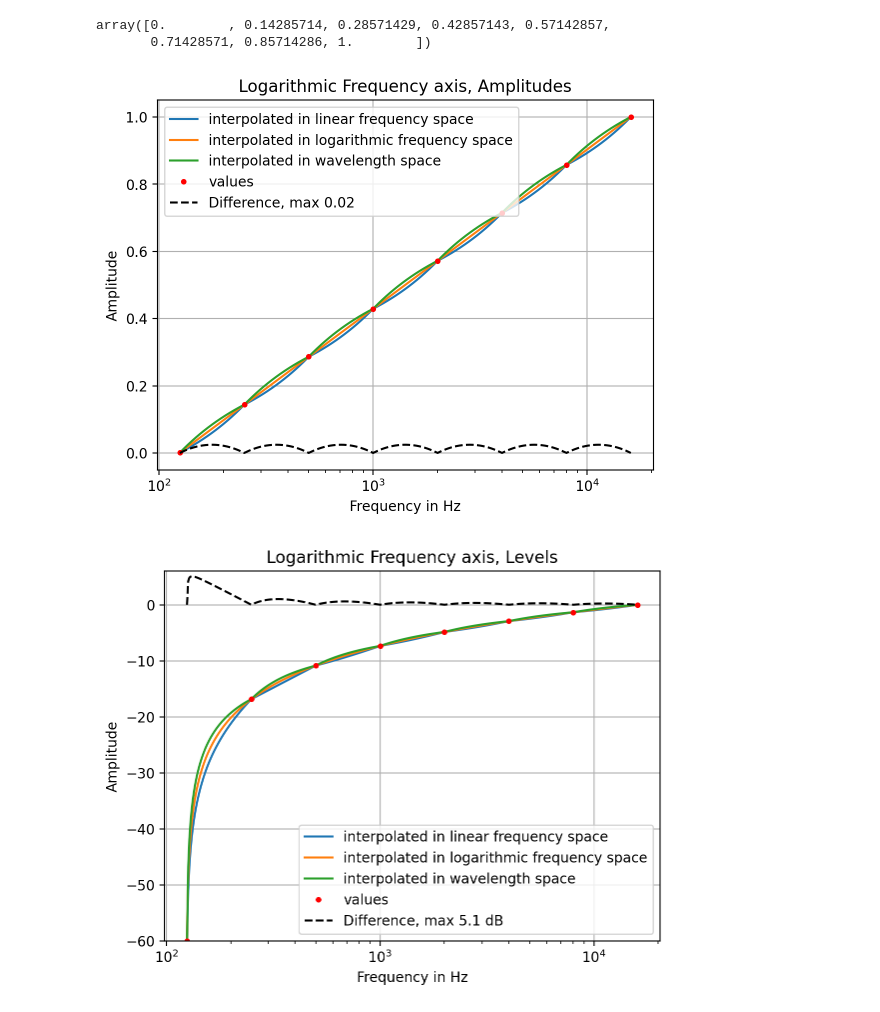
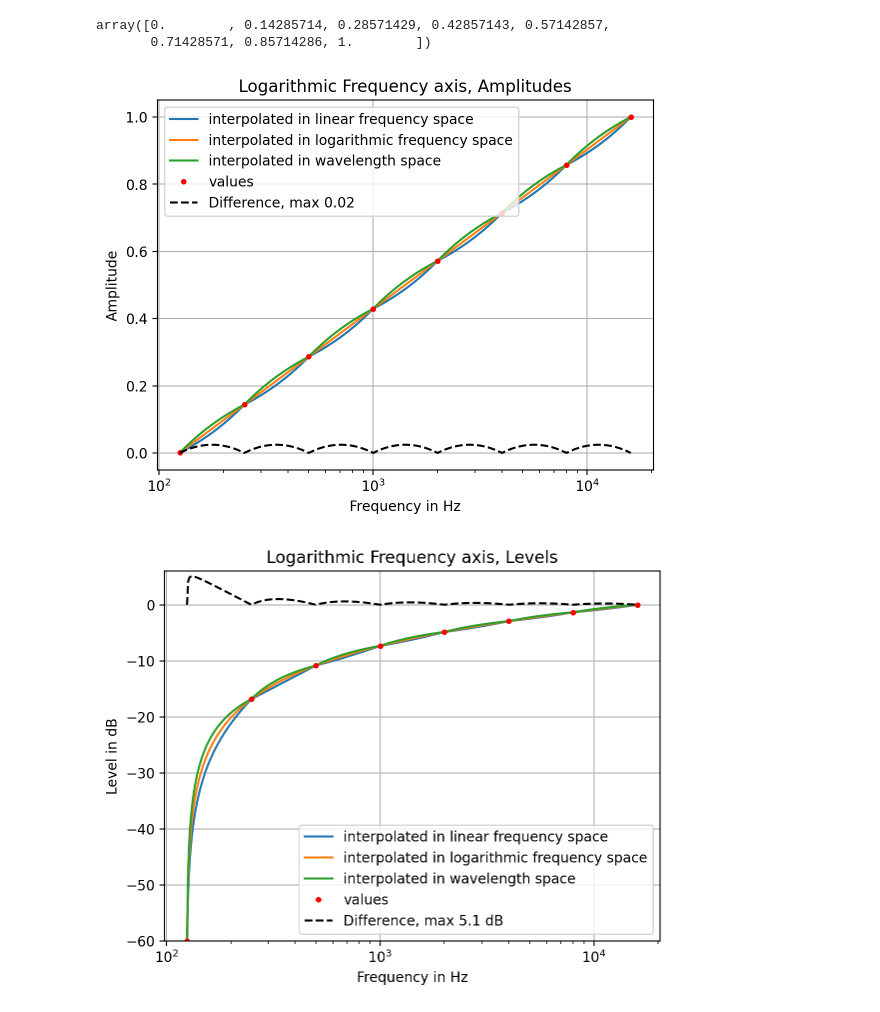
Before and after one commit to tjueterb/mitsuba-notebooks, a Jupyter notebook: acoustic_spectral/linear and logarithmic spectra.ipynb, the cells around one changed output. Cells and saved outputs as stored; diff of their text form; code cells hidden in the pictures.

```diff
--- a/acoustic_spectral/linear and logarithmic spectra.ipynb
+++ b/acoustic_spectral/linear and logarithmic spectra.ipynb
@@ -166,7 +166,7 @@ plt.semilogx(f, dB(values), 'r.', label='values')
 plt.semilogx(f_fine, np.abs(dB(values_f_interpolated) - dB(values_w_interpolated)), 'k--', label=f'Difference, max {np.max(np.abs(dB(values_f_interpolated) - dB(values_w_interpolated))):.1f} dB')
 plt.ylim(lower_y_limit, upper_y_limit)
 plt.xlabel(r'Frequency in Hz')
-plt.ylabel(r'Amplitude')
+plt.ylabel(r'Level in dB')
 plt.title(title)
 plt.grid()
 plt.legend()
@@ -193,39 +193,67 @@ plt.plot(f, dB(values), 'r.', label='values')
 plt.plot(f_fine, np.abs(dB(values_f_interpolated) - dB(values_w_interpolated)), 'k--', label=f'Difference, max {np.max(np.abs(dB(values_f_interpolated) - dB(values_w_interpolated))):.1f} dB')
 plt.ylim(lower_y_limit, upper_y_limit)
 plt.xlabel(r'Frequency in Hz')
-plt.ylabel(r'Amplitude')
+plt.ylabel(r'Level in dB')
 plt.title(title)
 plt.grid()
 plt.legend()
 
 title = 'Linear Wavelength axis, Amplitudes'
 plt.figure()
 plt.plot(wavelenghts_fine, values_f_interpolated ,'-', label='interpolated in frequency space')
 plt.plot(c/(2**f_log_fine), values_f_log_interpolated,'-', label='interpolated in logarithmic frequency space')
 plt.plot(wavelenghts_fine, values_w_interpolated ,'-', label='interpolated in wavelength space')
 plt.plot(wavelengths, values, '.', label='values')
 plt.plot(wavelenghts_fine, np.abs(values_f_interpolated - values_w_interpolated), 'k--', label=f'Difference, max {np.max(np.abs(values_f_interpolated - values_w_interpolated)):.2f}')
 plt.xlabel(r'$\lambda$ in m')
-plt.ylabel(r'Level in dB')
+plt.ylabel(r'Amplitude')
 plt.title(title)
 plt.grid()
 plt.legend()
 
 title = 'Linear Wavelength axis, Levels'
 plt.figure()
 plt.plot(wavelenghts_fine, dB(values_f_interpolated) ,'-', label='interpolated in frequency space')
 plt.plot(c/(2**f_log_fine), dB(values_f_log_interpolated),'-', label='interpolated in logarithmic frequency space')
 plt.plot(wavelenghts_fine, dB(values_w_interpolated) ,'-', label='interpolated in wavelength space')
 plt.plot(wavelengths, dB(values), '.', label='values')
 plt.plot(wavelenghts_fine, np.abs(dB(values_f_interpolated) - dB(values_w_interpolated)), 'k--', label=f'Difference, max {np.max(np.abs(dB(values_f_interpolated) - dB(values_w_interpolated))):.1f} dB')
 plt.ylim(lower_y_limit, upper_y_limit)
 plt.xlabel(r'$\lambda$ in m')
 plt.ylabel(r'Level in dB')
 plt.title(title)
 plt.grid()
 plt.legend()
 plt.show()
+
+title = 'Logarithmic Wavelength axis, Amplitudes'
+plt.figure()
+plt.semilogx(wavelenghts_fine, values_f_interpolated ,'-', label='interpolated in frequency space')
+plt.semilogx(c/(2**f_log_fine), values_f_log_interpolated,'-', label='interpolated in logarithmic frequency space')
+plt.semilogx(wavelenghts_fine, values_w_interpolated ,'-', label='interpolated in wavelength space')
+plt.semilogx(wavelengths, values, '.', label='values')
+plt.semilogx(wavelenghts_fine, np.abs(values_f_interpolated - values_w_interpolated), 'k--', label=f'Difference, max {np.max(np.abs(values_f_interpolated - values_w_interpolated)):.2f}')
+plt.xlabel(r'$\lambda$ in m')
+plt.ylabel(r'Amplitude')
+plt.title(title)
+plt.grid()
+plt.legend()
+
+title = 'Logarithmic Wavelength axis, Levels'
+plt.figure()
+plt.plot(wavelenghts_fine, dB(values_f_interpolated) ,'-', label='interpolated in frequency space')
+plt.semilogx(c/(2**f_log_fine), dB(values_f_log_interpolated),'-', label='interpolated in logarithmic frequency space')
+plt.semilogx(wavelenghts_fine, dB(values_w_interpolated) ,'-', label='interpolated in wavelength space')
+plt.semilogx(wavelengths, dB(values), '.', label='values')
+plt.semilogx(wavelenghts_fine, np.abs(dB(values_f_interpolated) - dB(values_w_interpolated)), 'k--', label=f'Difference, max {np.max(np.abs(dB(values_f_interpolated) - dB(values_w_interpolated))):.1f} dB')
+plt.ylim(lower_y_limit, upper_y_limit)
+plt.xlabel(r'$\lambda$ in m')
+plt.ylabel(r'Level in dB')
+plt.title(title)
+plt.grid()
+plt.legend()
+plt.show()
 # %% [output]
 [figure]
-[figure, old version]
+[figure, new version]
 [figure]
```
Also changed, not shown: parts of 2 cells of this notebook, 1 other file.
